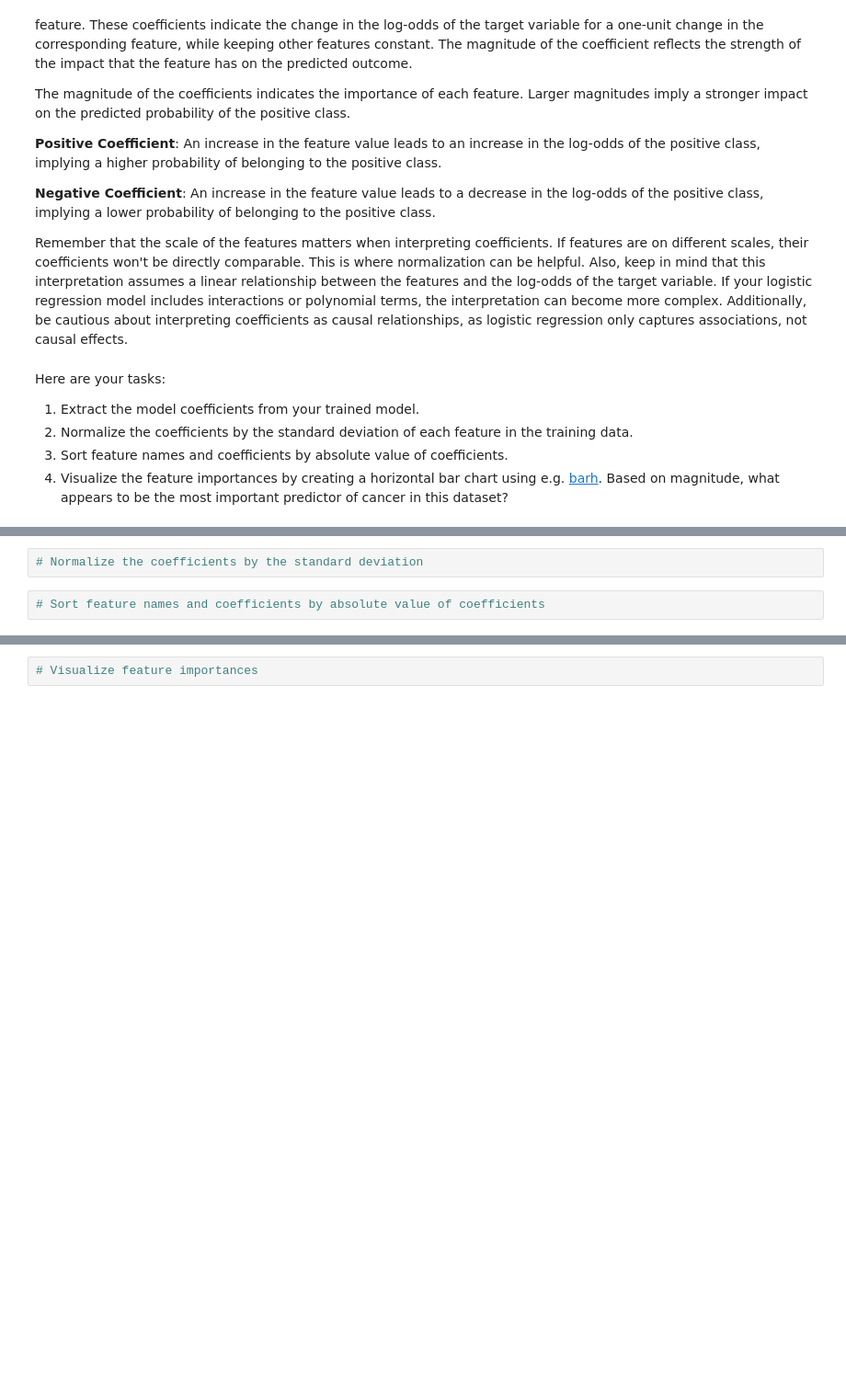
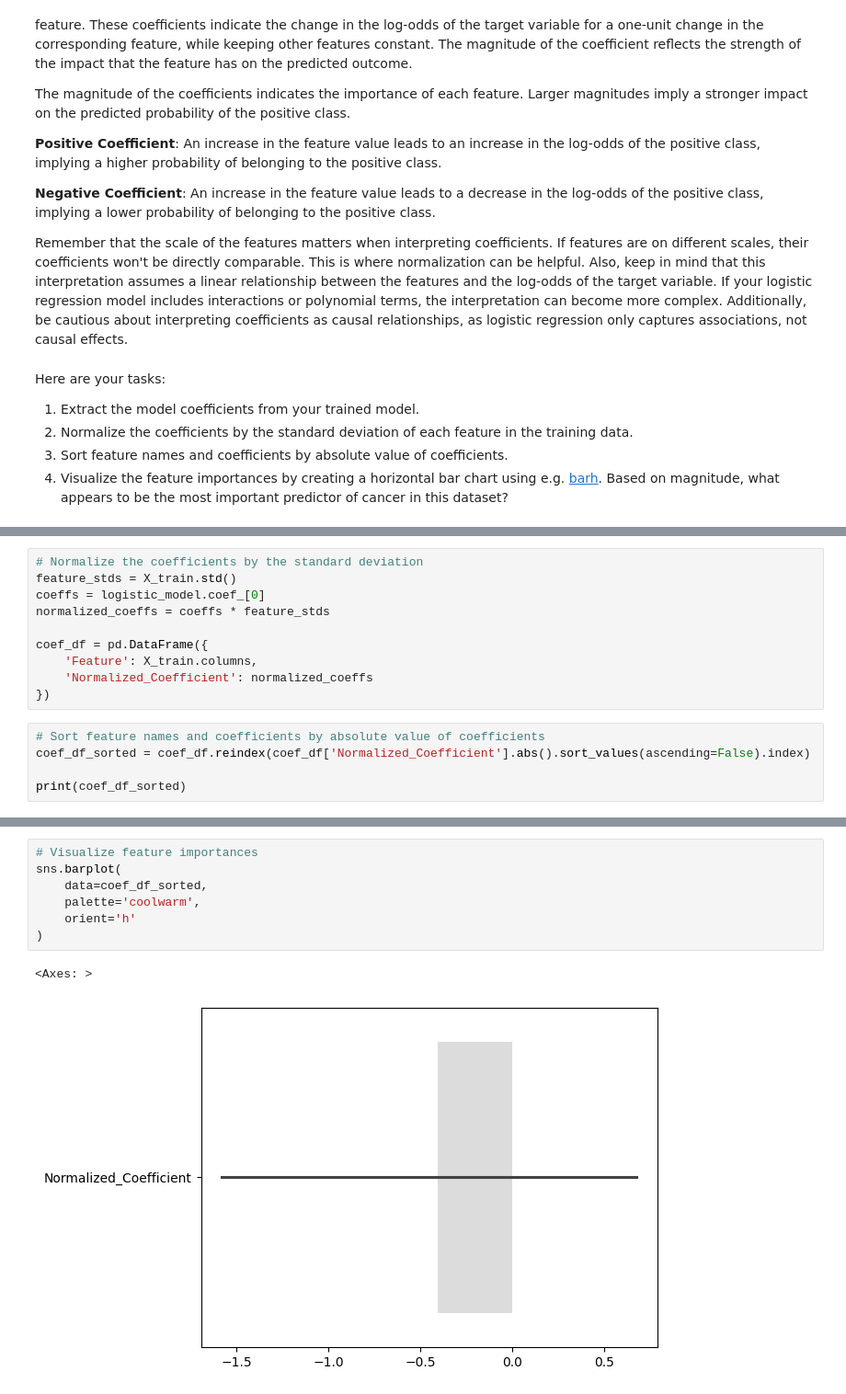
Before and after one commit to sranga/CleaningData, a Jupyter notebook: Student_MLE_MiniProject_Logistic_Regression.ipynb, the cells around one changed output, grey strips where cells are left out. Shown at 92% size. Saved outputs shown, nothing was run; the diff lists cells and outputs as text; blank space fills up the shorter version.

```diff
--- a/Student_MLE_MiniProject_Logistic_Regression.ipynb
+++ b/Student_MLE_MiniProject_Logistic_Regression.ipynb
@@ -212,4 +271,15 @@ Here are your tasks:
 # %%
 # Normalize the coefficients by the standard deviation
+feature_stds = X_train.std()
+coeffs = logistic_model.coef_[0]
+normalized_coeffs = coeffs * feature_stds
+
+coef_df = pd.DataFrame({
+    'Feature': X_train.columns,
+    'Normalized_Coefficient': normalized_coeffs
+})
 # %%
 # Sort feature names and coefficients by absolute value of coefficients
+coef_df_sorted = coef_df.reindex(coef_df['Normalized_Coefficient'].abs().sort_values(ascending=False).index)
+
+print(coef_df_sorted)
@@ -216,2 +304,10 @@ Here are your tasks:
 # %%
 # Visualize feature importances
+sns.barplot(
+    data=coef_df_sorted,
+    palette='coolwarm',
+    orient='h'
+)
+# %% [output]
+<Axes: >
+[figure, added]
```
Also changed, not shown: parts of 11 cells of this notebook.
